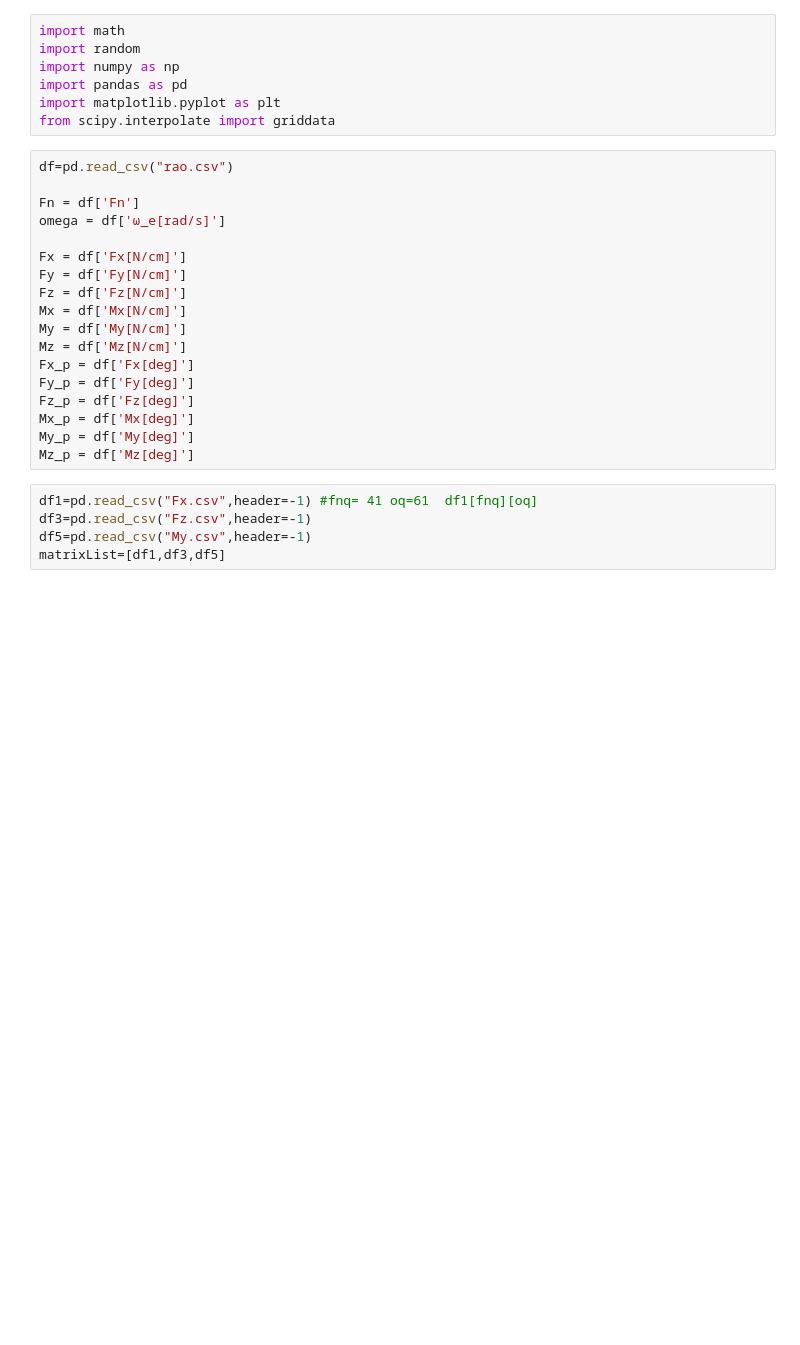
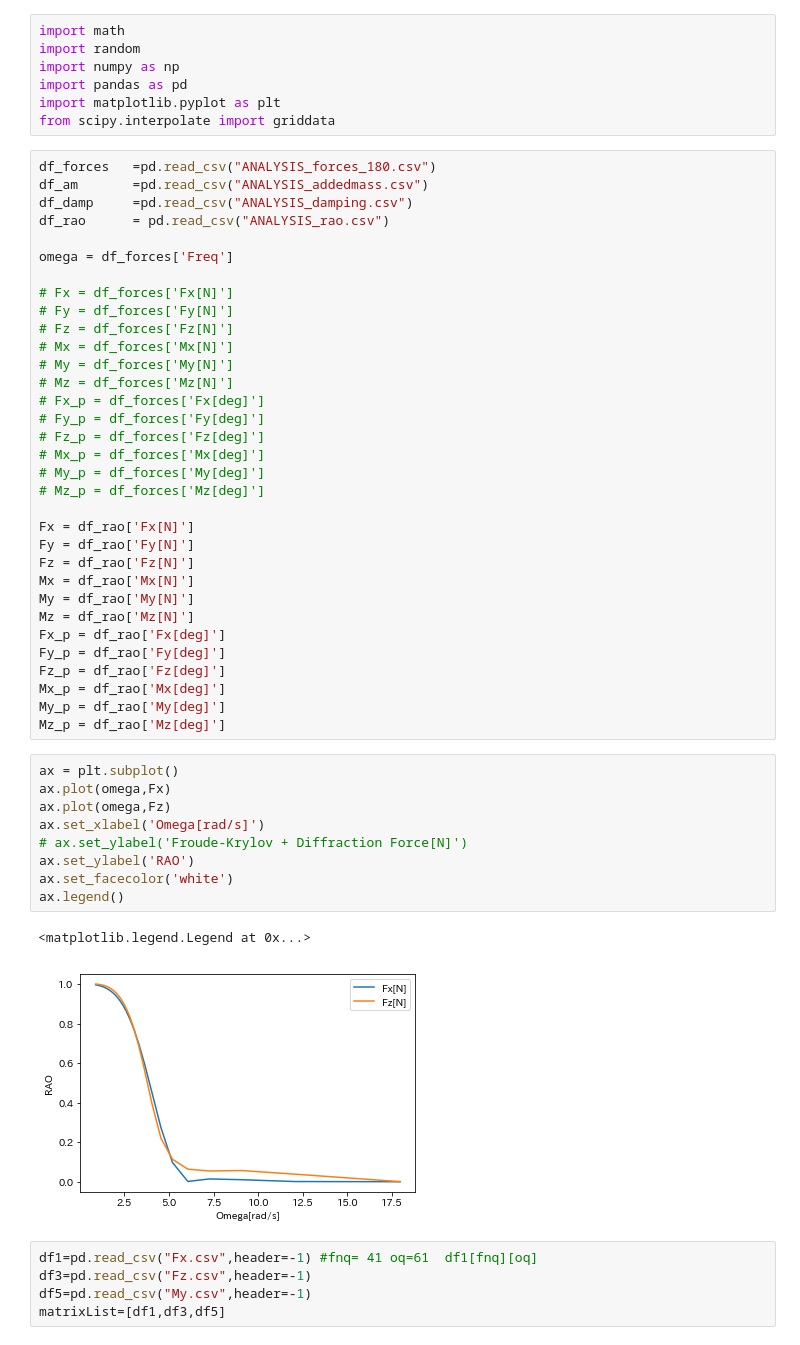
Before and after one commit to shiokoala/soturon, a Jupyter notebook: Untitled.ipynb, the cells around one changed output. Drawn from its saved outputs; the diff is of its cells as text; blank space fills up the shorter version.

```diff
--- a/Untitled.ipynb
+++ b/Untitled.ipynb
@@ -5,24 +5,51 @@ import numpy as np
 import pandas as pd
 import matplotlib.pyplot as plt
 from scipy.interpolate import griddata
-# %%
-df=pd.read_csv("rao.csv")
-
-Fn = df['Fn']
-omega = df['ω_e[rad/s]']
-
-Fx = df['Fx[N/cm]']
-Fy = df['Fy[N/cm]']
-Fz = df['Fz[N/cm]']
-Mx = df['Mx[N/cm]']
-My = df['My[N/cm]']
-Mz = df['Mz[N/cm]']
-Fx_p = df['Fx[deg]']
-Fy_p = df['Fy[deg]']
-Fz_p = df['Fz[deg]']
-Mx_p = df['Mx[deg]']
-My_p = df['My[deg]']
-Mz_p = df['Mz[deg]']
+# %%
+df_forces   =pd.read_csv("ANALYSIS_forces_180.csv")
+df_am       =pd.read_csv("ANALYSIS_addedmass.csv")
+df_damp     =pd.read_csv("ANALYSIS_damping.csv")
+df_rao      = pd.read_csv("ANALYSIS_rao.csv")
+
+omega = df_forces['Freq']
+
+# Fx = df_forces['Fx[N]']
+# Fy = df_forces['Fy[N]']
+# Fz = df_forces['Fz[N]']
+# Mx = df_forces['Mx[N]']
+# My = df_forces['My[N]']
+# Mz = df_forces['Mz[N]']
+# Fx_p = df_forces['Fx[deg]']
+# Fy_p = df_forces['Fy[deg]']
+# Fz_p = df_forces['Fz[deg]']
+# Mx_p = df_forces['Mx[deg]']
+# My_p = df_forces['My[deg]']
+# Mz_p = df_forces['Mz[deg]']
+
+Fx = df_rao['Fx[N]']
+Fy = df_rao['Fy[N]']
+Fz = df_rao['Fz[N]']
+Mx = df_rao['Mx[N]']
+My = df_rao['My[N]']
+Mz = df_rao['Mz[N]']
+Fx_p = df_rao['Fx[deg]']
+Fy_p = df_rao['Fy[deg]']
+Fz_p = df_rao['Fz[deg]']
+Mx_p = df_rao['Mx[deg]']
+My_p = df_rao['My[deg]']
+Mz_p = df_rao['Mz[deg]']
+# %%
+ax = plt.subplot()
+ax.plot(omega,Fx)
+ax.plot(omega,Fz)
+ax.set_xlabel('Omega[rad/s]')
+# ax.set_ylabel('Froude-Krylov + Diffraction Force[N]')
+ax.set_ylabel('RAO')
+ax.set_facecolor('white')
+ax.legend()
+# %% [output]
+<matplotlib.legend.Legend at 0x...>
+[figure, added]
 # %%
 df1=pd.read_csv("Fx.csv",header=-1) #fnq= 41 oq=61  df1[fnq][oq]
 df3=pd.read_csv("Fz.csv",header=-1)
```
Also changed, not shown: 16 other files.
